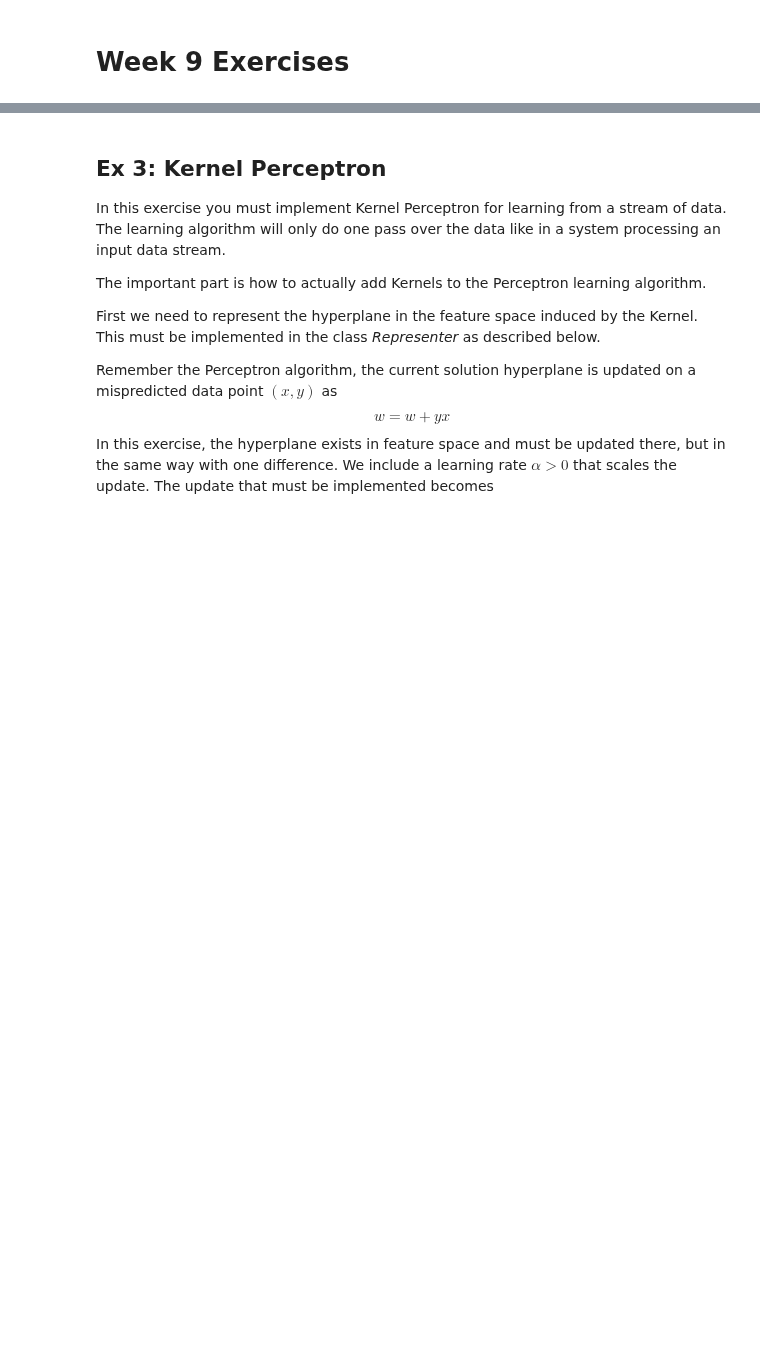
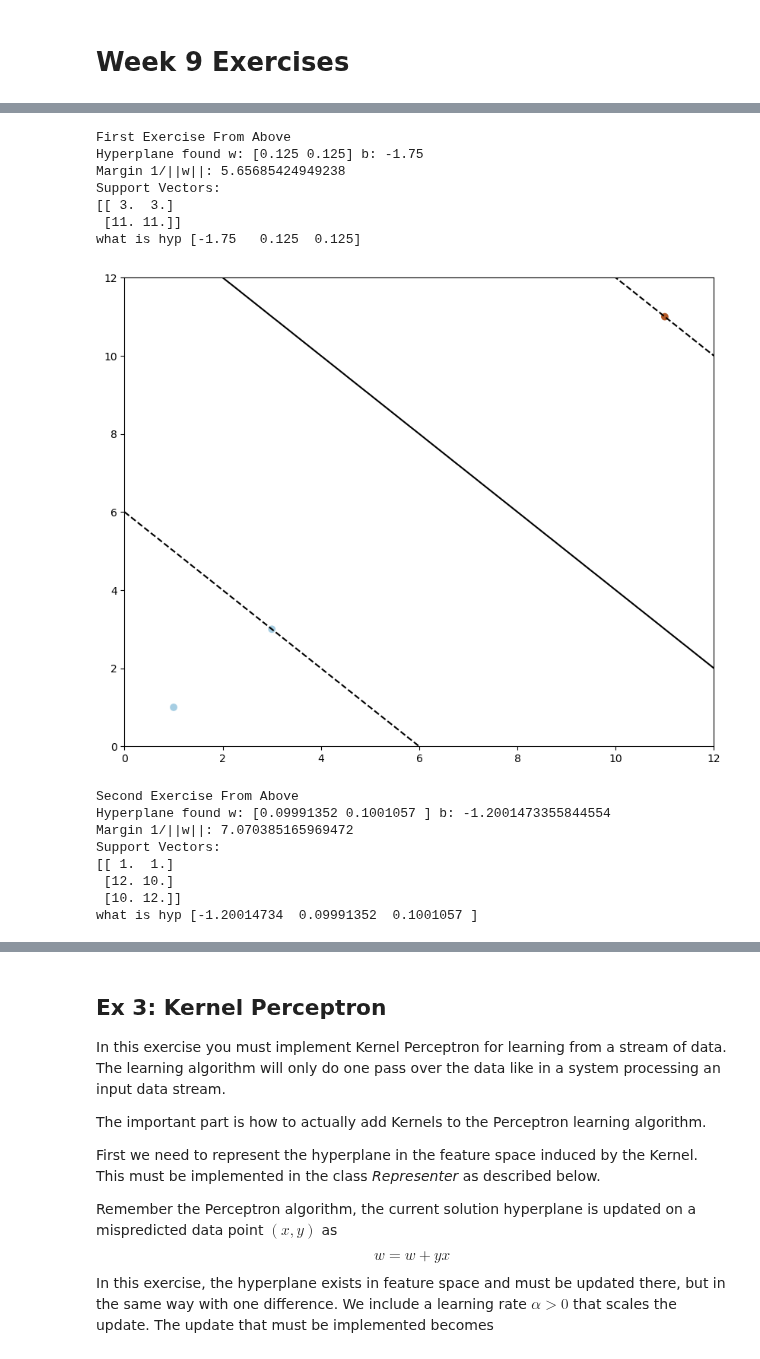
Before and after one commit to Moth-0/Uni, a Jupyter notebook: 5. Semester/Machine/TØ/week9/theory.ipynb, the cells around one changed output, grey strips where cells are left out. Saved outputs shown, nothing was run; the diff lists cells and outputs as text; code cells hidden in the pictures; blank space fills up the shorter version.

```diff
--- a/5. Semester/Machine/TØ/week9/theory.ipynb
+++ b/5. Semester/Machine/TØ/week9/theory.ipynb
@@ -81,32 +91,49 @@ def run_svm(X, Y, kernel='linear', **kwargs):
     plt.ylim(X.min()-1,X.max()+1)
     plot_hyperplane(hyp,'k-')
 
     print('what is hyp',hyp)
     tmp = hyp[0]
     hyp[0] = tmp + 1
     plot_hyperplane(hyp,'k--')
     hyp[0] = tmp -1
     plot_hyperplane(hyp,'k--')
     hyp[0] = tmp
 
     #plt.axis('tight')
     plt.show()
 
-X = np.array([[1, 1], [11, 11]])
-Y = np.array([0, 1])
+X = np.array([[1, 1], [3, 3], [11, 11]])
+Y = np.array([0, 1, 1])
 print('First Exercise From Above')
 run_svm(X, Y, C=1)
 plt.show()
 
 print('Second Exercise From Above')
 X = np.array([(-10, -10), (-5, 2), (1, 1),  (20, 23), (15, 17), (12, 10), (10, 12)])
 Y = np.array([0, 0, 0, 1, 1, 1, 1])
 run_svm(X, Y)
 plt.show()
 
 # print('Larger Separable Data set')
 # n = 50
 # X = 2*np.r_[2*np.random.randn(n, 2) - [4, 4], 2*np.random.randn(n, 2) + [5, 5]]
 # Y = [-1] * n + [1] * n
 # run_svm(X, Y)
 # plt.show()
+# %% [output]
+First Exercise From Above
+Hyperplane found w: [0.125 0.125] b: -1.75
+Margin 1/||w||: 5.65685424949238
+Support Vectors:
+[[ 3.  3.]
+ [11. 11.]]
+what is hyp [-1.75   0.125  0.125]
+[figure, added]
+Second Exercise From Above
+Hyperplane found w: [0.09991352 0.1001057 ] b: -1.2001473355844554
+Margin 1/||w||: 7.070385165969472
+Support Vectors:
+[[ 1.  1.]
+ [12. 10.]
+ [10. 12.]]
+what is hyp [-1.20014734  0.09991352  0.1001057 ]
```
Also changed, not shown: parts of 7 cells of this notebook.
